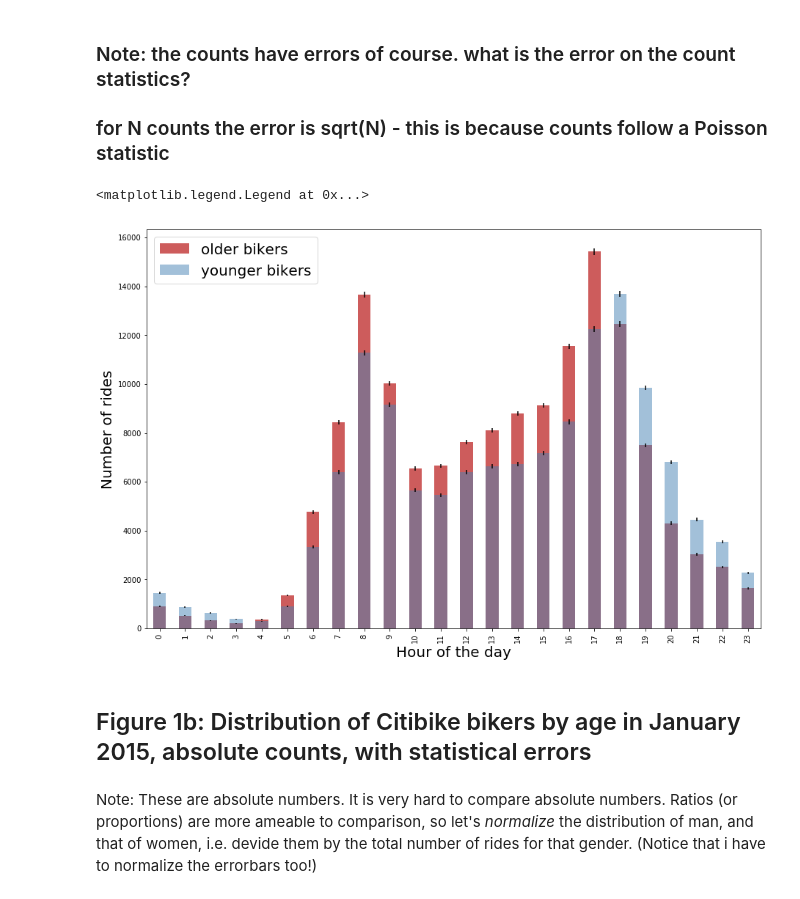
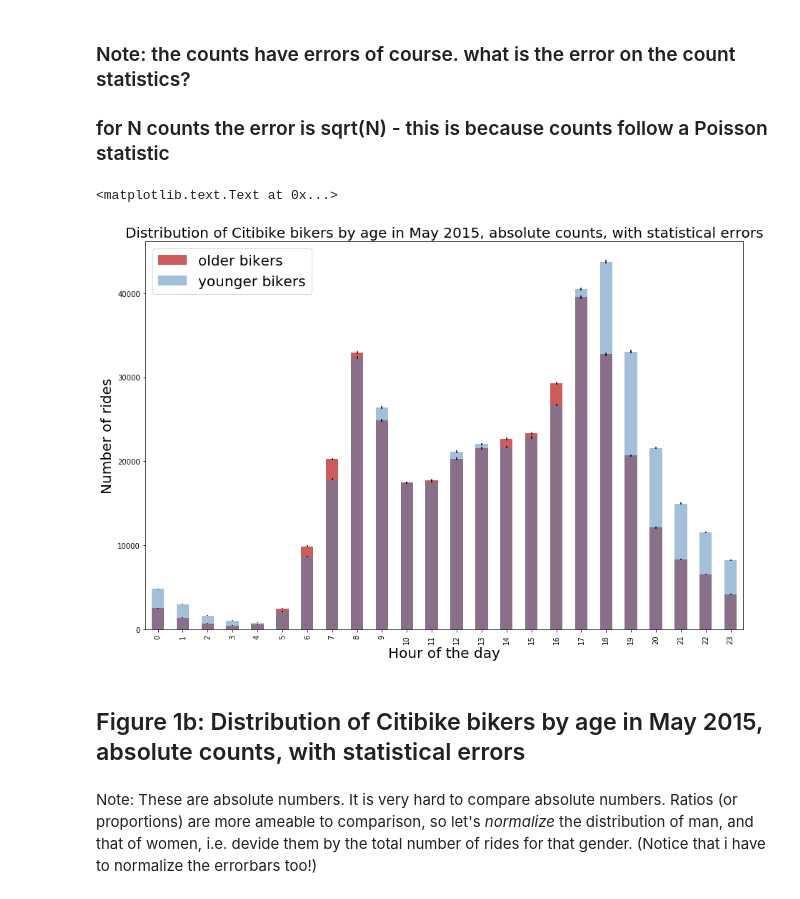
Before and after one commit to xoxoaseka/PUI2017_fl1210, a Jupyter notebook: HW3_fl1210/Assignment_2.ipynb, the cells around one changed output. Saved outputs shown, nothing was run; the diff lists cells and outputs as text; code cells hidden in the pictures.

```diff
--- a/HW3_fl1210/Assignment_2.ipynb
+++ b/HW3_fl1210/Assignment_2.ipynb
@@ -75,6 +75,6 @@ def getCitiBikeCSV(datestring):
     else:
         print ("file in place, you can continue")
 # %%
-datestring = '201501'
+datestring = '201505'
 getCitiBikeCSV(datestring)
 # %% [output]
@@ -162,27 +160,28 @@ pl.ylabel('Number of rides',fontsize=20)
 # %%
 fig=pl.figure(figsize(15,10))
 
 counts_o = df.date[df.age >= 40].groupby([df.date.dt.hour]).count()
 norm_o = 1
 error_o = np.sqrt(counts_o)
 ax=((counts_o) / norm_o).plot(kind="bar",color='IndianRed',  yerr=[
             ((error_o) / norm_o, (error_o) / norm_o)], label='older bikers')
 
 
 counts_y = df.date[df.age < 40].groupby([df.date.dt.hour]).count()
 norm_y = 1
 error_y=np.sqrt(counts_y)
 ((counts_y) / norm_y).plot(kind="bar", alpha=0.5, yerr=[((error_y) / norm_y, (error_y) / norm_y)],
                            color='SteelBlue', label='younger bikers')
-#ax.xaxis.set_ticklabels(['Mon','Tue','Wed','Thu','Fri','Sat','Sun'], fontsize=20)
+
 ax.set_ylabel ("Number of rides",fontsize=20)
 ax.set_xlabel ("Hour of the day",fontsize=20)
 pl.legend(['older bikers','younger bikers'],fontsize=20)
+pl.title('Distribution of Citibike bikers by age in May 2015, absolute counts, with statistical errors',fontsize=20)
 # %% [output]
-<matplotlib.legend.Legend at 0x...>
+<matplotlib.text.Text at 0x...>
-[figure, old version]
+[figure, new version]
 # %% [markdown]
-## Figure 1b: Distribution of Citibike bikers by age in January 2015, absolute counts, with statistical errors
+## Figure 1b: Distribution of Citibike bikers by age in May 2015, absolute counts, with statistical errors
 # %% [markdown]
 Note: These are absolute numbers. It is very hard to compare absolute numbers. Ratios (or proportions) are more ameable to comparison, so let's _normalize_ the distribution of man, and that of women, i.e. devide them by the total number of rides for that gender.
 (Notice that i have to normalize the errorbars too!)
```
Also changed, not shown: parts of 10 cells of this notebook, 1 other file.
